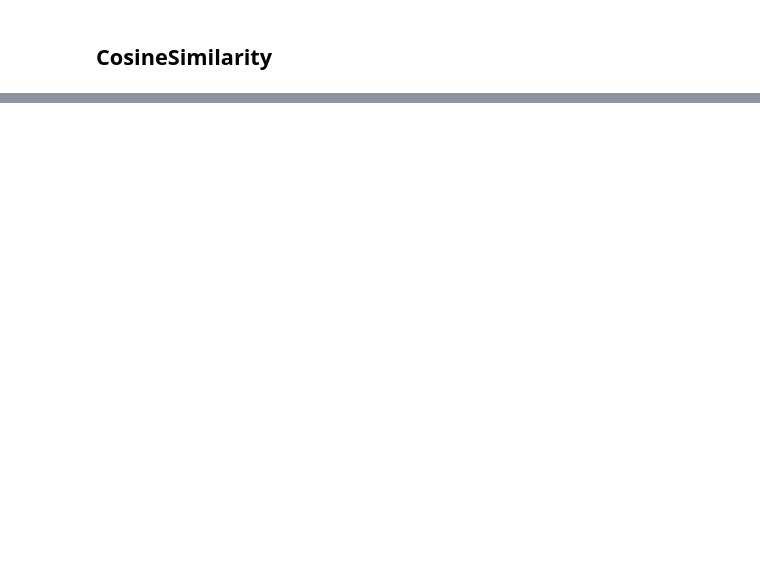
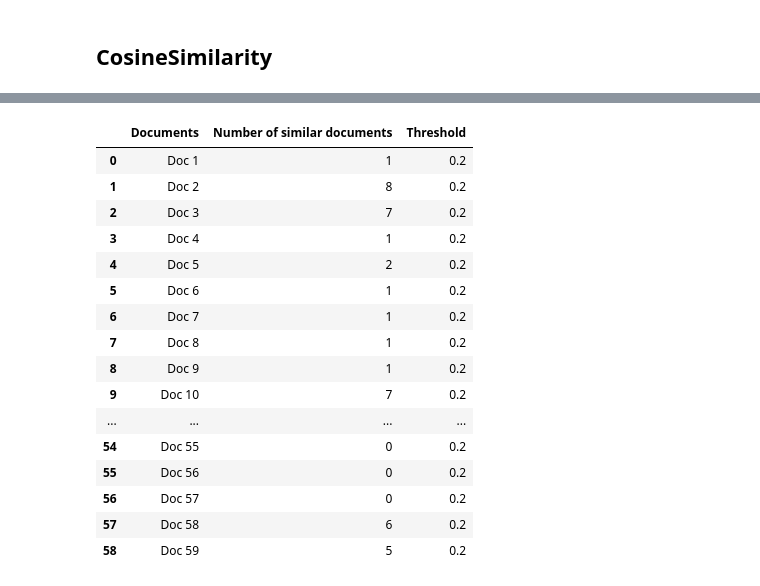
Before and after one commit to tali9943/DocPairSimilarity, a Jupyter notebook: DocSimilarity.ipynb, the cells around one changed output, grey strips where cells are left out. Saved outputs shown, nothing was run; the diff lists cells and outputs as text; code cells hidden in the pictures; blank space fills up the shorter version.

```diff
--- a/DocSimilarity.ipynb
+++ b/DocSimilarity.ipynb
@@ -86,6 +155,12 @@ TypeError: unhashable type: 'list'
 # %%
-def create_similarity_matrix(docs):
-    tfidf_vectorizer = TfidfVectorizer()
-    tfidf_matrix = tfidf_vectorizer.fit_transform(docs)
-    cos_sim = cosine_similarity(tfidf_matrix)
-    return cos_sim
+def sequential_count_similar_documents(cos_sim_table, threshold):
+    num_similar = []
+    for i in range(cos_sim_table.shape[0]):
+        num = 0
+        for j in range(cos_sim_table.shape[1]):
+            if i != j and cos_sim_table.iloc[i,j] > threshold:
+                num += 1
+        num_similar.append(num)
+    return num_similar, threshold
+
+num_similar, threshold = sequential_count_similar_documents(cos_sim_table, 0.2)
@@ -109,12 +167,29 @@ def group_similar_documents(similarity_matrix, threshold):
 # %%
-def find_similar_docs(path_name_documents, threshold):
-    docs, data = load_documents_from_json(path_name_documents)
-    cos_sim = create_similarity_matrix(docs)
-    groups = group_similar_documents(cos_sim, threshold)
-    result = {}
-    for i, group in enumerate(groups):
-        if len(group) > 1:
-            result[f'group_{i+1}'] = [data['documents'][j] for j in group]
-    return result
+import pandas as pd
 
-find_similar_docs(path_name_documents, '0.5')
+def create_similar_table(num_similar, threshold):
+    doc_names = [f"Doc {i+1}" for i in range(len(num_similar))]
+    similar_table = pd.DataFrame({"Documents": doc_names, "Number of similar documents": num_similar, "Threshold":threshold })
+    return similar_table
+
+
+similar_table = create_similar_table(num_similar, threshold)
+similar_table
+# %% [output]
+|  | Documents | Number of similar documents | Threshold |
+| 0 | Doc 1 | 1 | 0.2 |
+| 1 | Doc 2 | 8 | 0.2 |
+| 2 | Doc 3 | 7 | 0.2 |
+| 3 | Doc 4 | 1 | 0.2 |
+| 4 | Doc 5 | 2 | 0.2 |
+| 5 | Doc 6 | 1 | 0.2 |
+| 6 | Doc 7 | 1 | 0.2 |
+| 7 | Doc 8 | 1 | 0.2 |
+| 8 | Doc 9 | 1 | 0.2 |
+| 9 | Doc 10 | 7 | 0.2 |
+| ... | ... | ... | ... |
+| 54 | Doc 55 | 0 | 0.2 |
+| 55 | Doc 56 | 0 | 0.2 |
+| 56 | Doc 57 | 0 | 0.2 |
+| 57 | Doc 58 | 6 | 0.2 |
+| 58 | Doc 59 | 5 | 0.2 |
```
Also changed, not shown: parts of 15 cells of this notebook, 1 other file.
